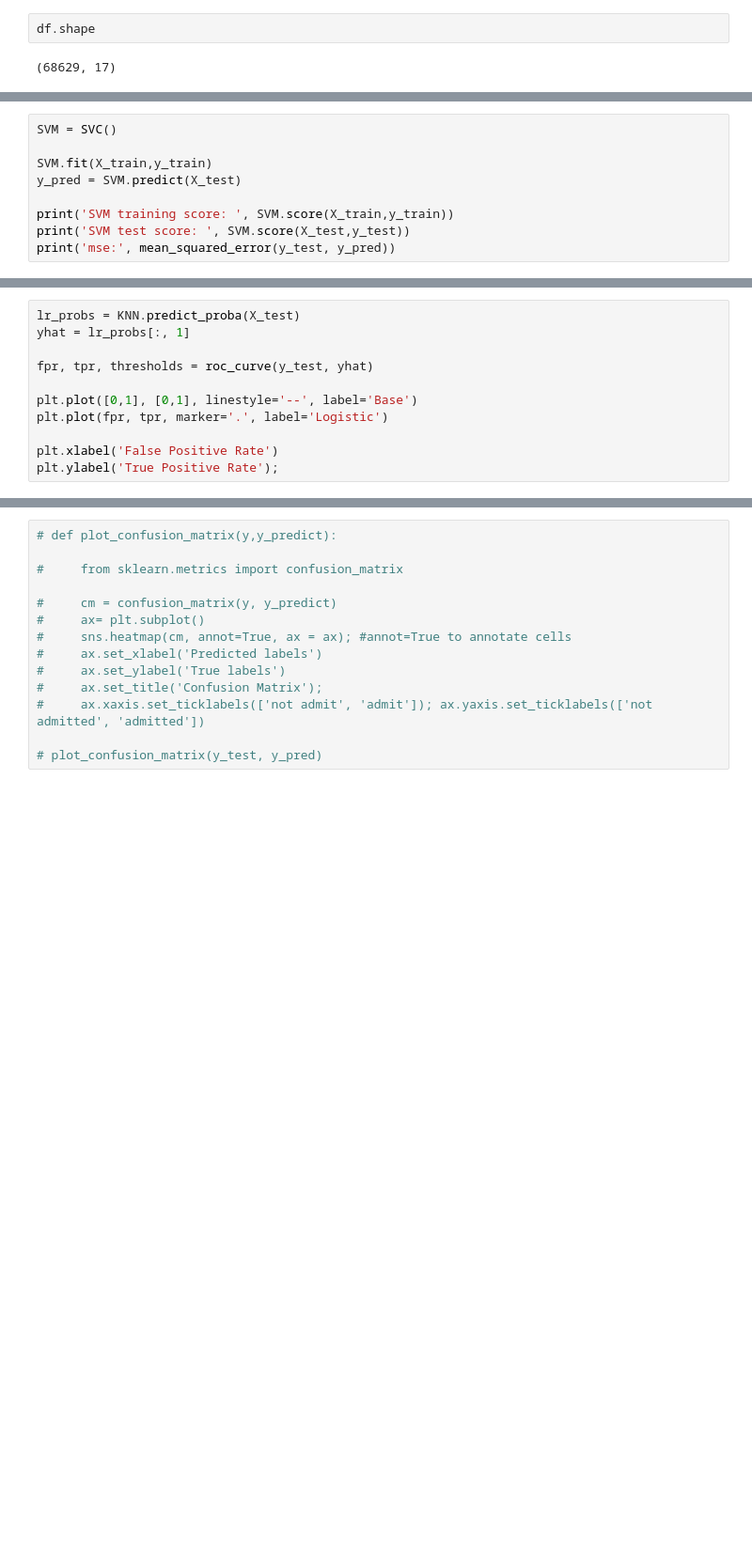
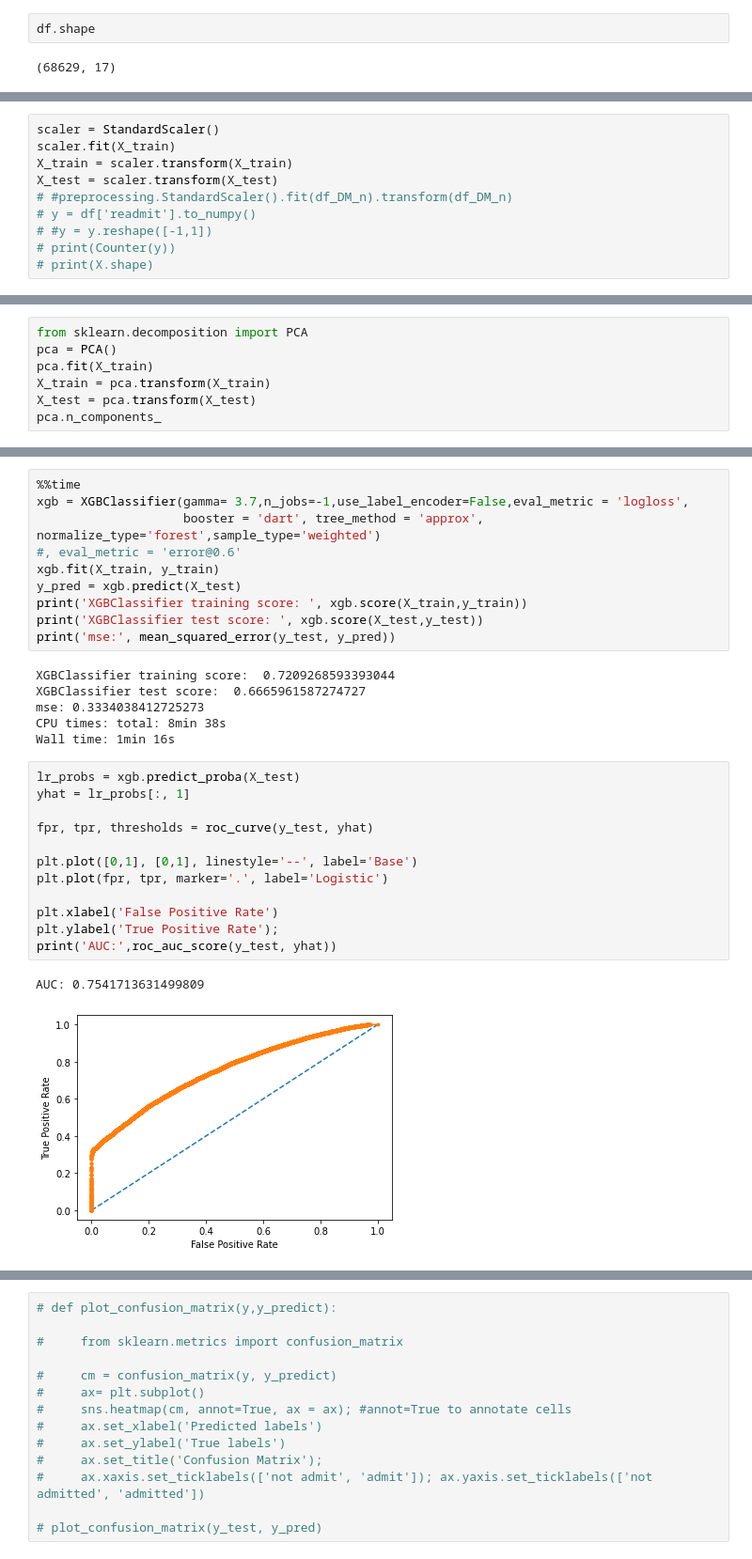
Before and after one commit to bertimoges/Diabetes_readmission_prediction, a Jupyter notebook: End_to_End_Project/Notebooks/Preprocessing and Modeling.ipynb, the cells around one changed output, grey strips where cells are left out. Shown: that part at 94% size. Cells and saved outputs as stored; diff of their text form; blank space fills up the shorter version.

```diff
--- a/End_to_End_Project/Notebooks/Preprocessing and Modeling.ipynb
+++ b/End_to_End_Project/Notebooks/Preprocessing and Modeling.ipynb
@@ -317,9 +164,10 @@ for i in range(1,10):
-# %%
-SVM = SVC()
-
-SVM.fit(X_train,y_train)
-y_pred = SVM.predict(X_test)
-
-print('SVM training score: ', SVM.score(X_train,y_train))
-print('SVM test score: ', SVM.score(X_test,y_test))
-print('mse:', mean_squared_error(y_test, y_pred))
+# %%
+scaler = StandardScaler()
+scaler.fit(X_train)
+X_train = scaler.transform(X_train)
+X_test = scaler.transform(X_test)
+# #preprocessing.StandardScaler().fit(df_DM_n).transform(df_DM_n)
+# y = df['readmit'].to_numpy()
+# #y = y.reshape([-1,1])
+# print(Counter(y))
+# print(X.shape)
@@ -325,0 +185,7 @@ print('mse:', mean_squared_error(y_test, y_pred))
+# %%
+from sklearn.decomposition import PCA
+pca = PCA()
+pca.fit(X_train)
+X_train = pca.transform(X_train)
+X_test = pca.transform(X_test)
+pca.n_components_
@@ -326,11 +196,31 @@ print('mse:', mean_squared_error(y_test, y_pred))
+# %%
+%%time
+xgb = XGBClassifier(gamma= 3.7,n_jobs=-1,use_label_encoder=False,eval_metric = 'logloss',
+                    booster = 'dart', tree_method = 'approx', normalize_type='forest',sample_type='weighted')
+#, eval_metric = 'error@0.6'
+xgb.fit(X_train, y_train)
+y_pred = xgb.predict(X_test)
+print('XGBClassifier training score: ', xgb.score(X_train,y_train))
+print('XGBClassifier test score: ', xgb.score(X_test,y_test))
+print('mse:', mean_squared_error(y_test, y_pred))
+# %% [output]
+XGBClassifier training score:  0.7209268593393044
+XGBClassifier test score:  0.6665961587274727
+mse: 0.3334038412725273
+CPU times: total: 8min 38s
+Wall time: 1min 16s
 # %%
-lr_probs = KNN.predict_proba(X_test)
+lr_probs = xgb.predict_proba(X_test)
 yhat = lr_probs[:, 1]
 
 fpr, tpr, thresholds = roc_curve(y_test, yhat)
 
 plt.plot([0,1], [0,1], linestyle='--', label='Base')
 plt.plot(fpr, tpr, marker='.', label='Logistic')
 
 plt.xlabel('False Positive Rate')
 plt.ylabel('True Positive Rate');
+print('AUC:',roc_auc_score(y_test, yhat))
+# %% [output]
+AUC: 0.7541713631499809
+[figure, added]
```
Also changed, not shown: parts of 82 cells of this notebook.
